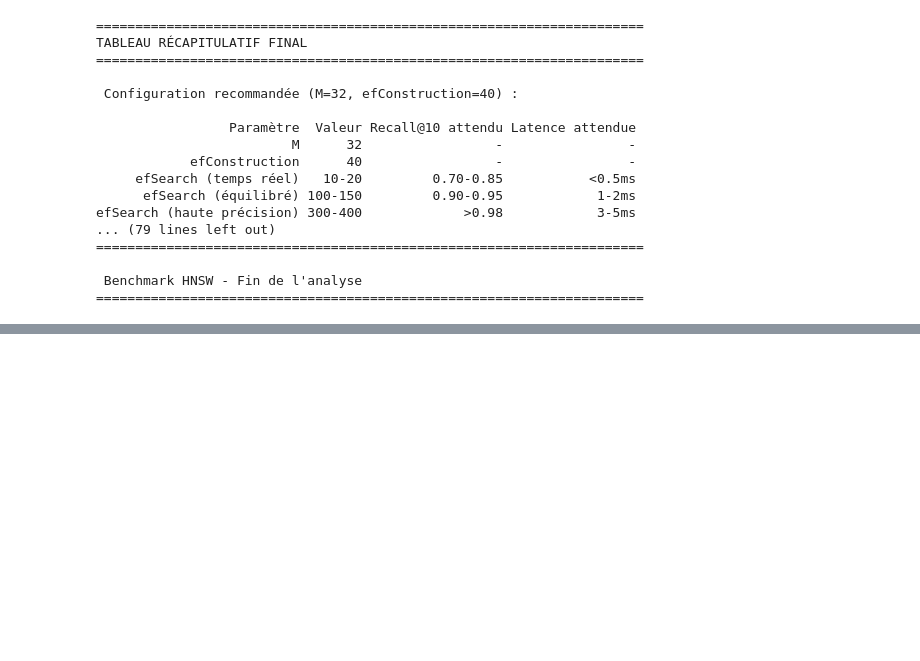
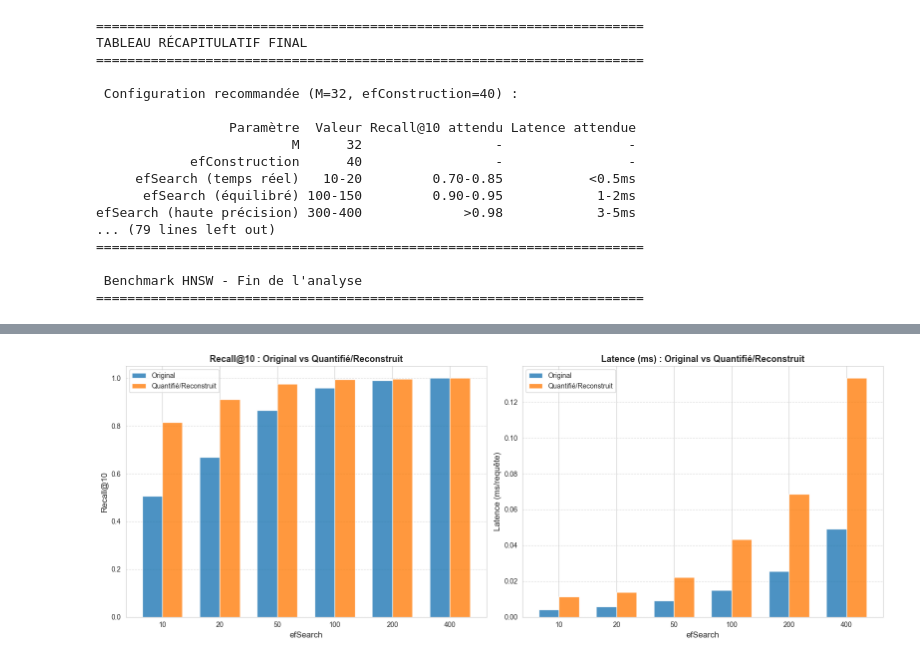
Before and after one commit to Yvngval/Project-ANN-Comparative-Method, a Jupyter notebook: chatodit/notebooks/hnsw_benchmark.ipynb, the cells around one changed output, grey strips where cells are left out. Saved outputs shown, nothing was run; the diff lists cells and outputs as text; code cells hidden in the pictures; blank space fills up the shorter version.

Commit message:
Partie compression lsh hnsw

```diff
--- a/chatodit/notebooks/hnsw_benchmark.ipynb
+++ b/chatodit/notebooks/hnsw_benchmark.ipynb
@@ -1697,0 +1751,16 @@ efSearch (haute précision) 300-400             >0.98            3-5ms
+# %%
+# ============================================
+# RECALCUL GROUND TRUTH — DONNÉES QUANTIFIÉES PUIS RECONSTRUITES
+# ============================================
+
+print("Calcul de la ground truth sur données quantifiées puis reconstruites...")
+print("-" * 50)
+
+index_gt_r = faiss.IndexFlatL2(DIM)
+index_gt_r.add(base_reconstructed)
+_, ground_truth_reconstructed = index_gt_r.search(query_reconstructed, K)
+ground_truth_reconstructed = ground_truth_reconstructed[:NUM_QUERIES, :K]
+del index_gt_r
+
+print(f"   Ground truth reconstruite : {ground_truth_reconstructed.shape}  dtype={ground_truth_reconstructed.dtype}")
+print("\n✓ Ground truth recalculée sur données quantifiées puis reconstruites")
@@ -1697,0 +1852,68 @@ efSearch (haute précision) 300-400             >0.98            3-5ms
+# %%
+# ============================================
+# COMPARAISON : ORIGINAL vs QUANTIFIÉ/RECONSTRUIT
+# ============================================
+
+import os
+os.makedirs(RESULTS_PATH, exist_ok=True)
+
+df_comparison = pd.DataFrame({
+    'efSearch': df_efSearch['efSearch'],
+    'Recall@10 (original)': df_efSearch['recall_at_10'].values,
+    'Recall@10 (quantifié/reconstruit)': df_efSearch_reconstructed['recall_at_10'].values,
+    'Delta Recall': df_efSearch_reconstructed['recall_at_10'].values - df_efSearch['recall_at_10'].values,
+    'Latency ms (original)': df_efSearch['latency_ms'].values,
+    'Latency ms (quantifié/reconstruit)': df_efSearch_reconstructed['latency_ms'].values,
+})
+
+print("=" * 75)
+print("COMPARAISON ORIGINAL vs QUANTIFIÉ/RECONSTRUIT — HNSW (M=32, efC=40)")
+print("=" * 75)
+display(df_comparison.style.format({
+    'Recall@10 (original)': '{:.4f}',
+    'Recall@10 (quantifié/reconstruit)': '{:.4f}',
+    'Delta Recall': '{:+.4f}',
+    'Latency ms (original)': '{:.4f}',
+    'Latency ms (quantifié/reconstruit)': '{:.4f}',
+}))
+
+# Exports CSV
+df_efSearch_reconstructed.to_csv(f"{RESULTS_PATH}hnsw_reconstructed_efsearch_results.csv", index=False)
+df_comparison.to_csv(f"{RESULTS_PATH}hnsw_comparison_original_vs_reconstructed.csv", index=False)
+print(f"\n✓ Résultats exportés :")
+print(f"   • {RESULTS_PATH}hnsw_reconstructed_efsearch_results.csv")
+print(f"   • {RESULTS_PATH}hnsw_comparison_original_vs_reconstructed.csv")
+
+# --- Graphiques côte à côte ---
+fig, axes = plt.subplots(1, 2, figsize=(16, 6))
+ef_labels = [str(e) for e in df_efSearch['efSearch'].tolist()]
+x = np.arange(len(ef_labels))
+width = 0.35
+
+ax1 = axes[0]
+ax1.bar(x - width/2, df_efSearch['recall_at_10'], width, label='Original', color='#1f77b4', alpha=0.8)
+ax1.bar(x + width/2, df_efSearch_reconstructed['recall_at_10'], width, label='Quantifié/Reconstruit', color='#ff7f0e', alpha=0.8)
+ax1.set_title('Recall@10 : Original vs Quantifié/Reconstruit', fontsize=13, fontweight='bold')
+ax1.set_xlabel('efSearch', fontsize=12)
+ax1.set_ylabel('Recall@10', fontsize=12)
+ax1.set_xticks(x)
+ax1.set_xticklabels(ef_labels)
+ax1.legend()
+ax1.grid(axis='y', linestyle='--', alpha=0.7)
+
+ax2 = axes[1]
+ax2.bar(x - width/2, df_efSearch['latency_ms'], width, label='Original', color='#1f77b4', alpha=0.8)
+ax2.bar(x + width/2, df_efSearch_reconstructed['latency_ms'], width, label='Quantifié/Reconstruit', color='#ff7f0e', alpha=0.8)
+ax2.set_title('Latence (ms) : Original vs Quantifié/Reconstruit', fontsize=13, fontweight='bold')
+ax2.set_xlabel('efSearch', fontsize=12)
+ax2.set_ylabel('Latence (ms/requête)', fontsize=12)
+ax2.set_xticks(x)
+ax2.set_xticklabels(ef_labels)
+ax2.legend()
+ax2.grid(axis='y', linestyle='--', alpha=0.7)
+
+plt.tight_layout()
+plt.savefig(f"{RESULTS_PATH}hnsw_comparison_original_vs_reconstructed.png", dpi=300)
+plt.show()
+print(f"✓ Graphique sauvegardé dans {RESULTS_PATH}hnsw_comparison_original_vs_reconstructed.png")
+# %% [output]
@@ -1697,0 +1933 @@ efSearch (haute précision) 300-400             >0.98            3-5ms
+[figure, added]
```
Also changed, not shown: parts of 18 cells of this notebook, 1 other file.
